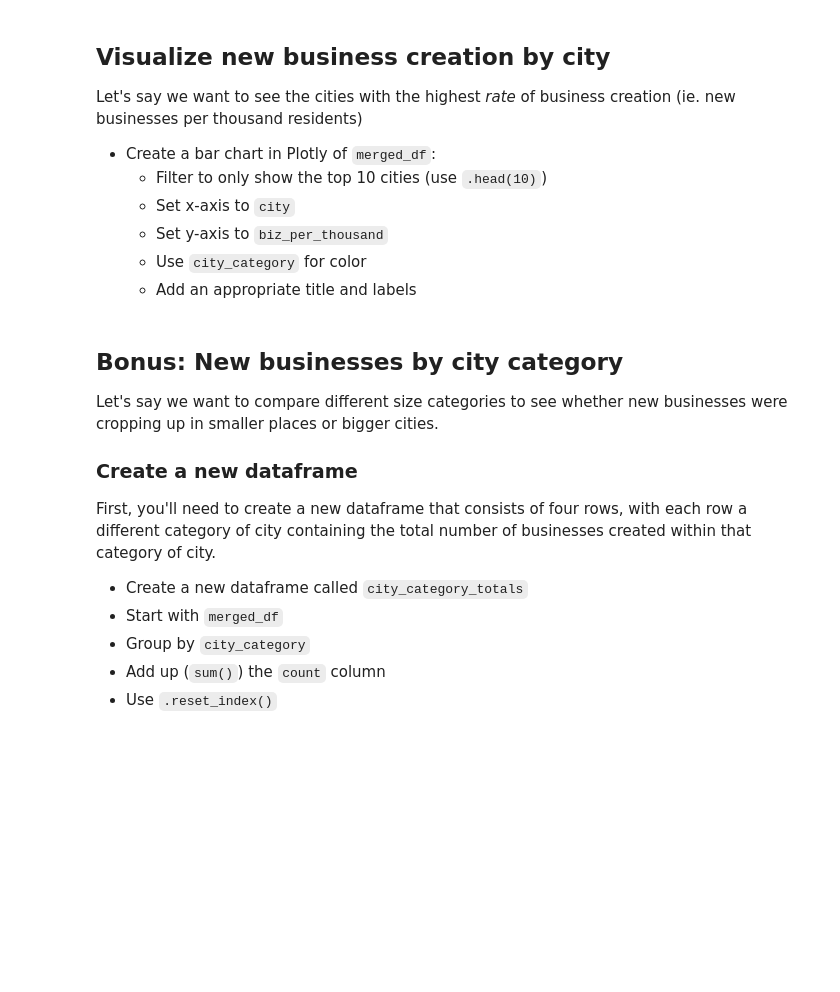
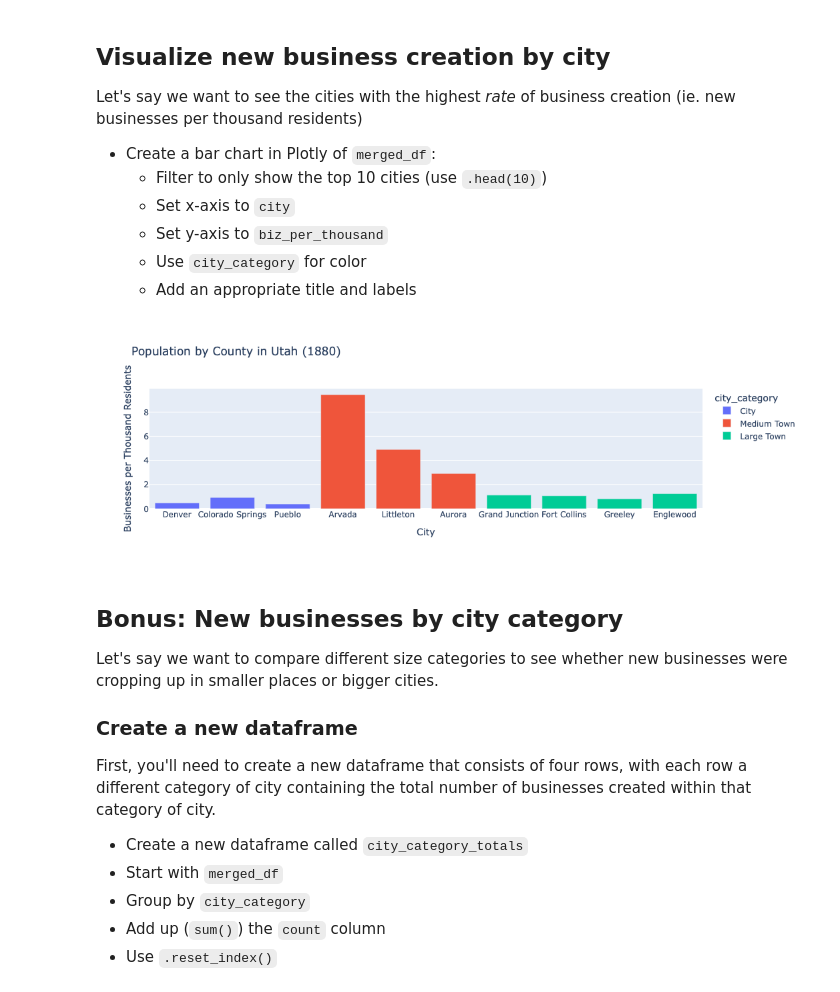
Before and after one commit to bwarzel/warzel-sp25-data-materials, a Jupyter notebook: week-10/warzel-hw-08.ipynb, the cells around one changed output. Cells and saved outputs as stored; diff of their text form; code cells hidden in the pictures; blank space fills up the shorter version.

```diff
--- a/week-10/warzel-hw-08.ipynb
+++ b/week-10/warzel-hw-08.ipynb
@@ -313,0 +343,3 @@ Merge the two dataframes together:
+# %%
+merged_df = pd.merge(city_businesses, cities_df, on='city', how='inner')
+merged_df.head(10)
@@ -333,0 +390,4 @@ To make it easier to compare larger cities with smaller cities, you're going to
+# %%
+merged_df['biz_per_thousand'] = merged_df['count'] / merged_df['total_population'] * 1000
+merged_df.sort_values(by='total_population', ascending=True)
+merged_df.head(10)
@@ -347,3 +417,18 @@ Let's say we want to see the cities with the highest _rate_ of business creation
+# %%
+# Add title and customize axis labels
+fig3 = px.bar(
+    merged_df.head(10),
+    x='city',
+    y='biz_per_thousand',
+    title='Population by County in Utah (1880)',  # Add a title
+    labels={'city': 'City', 'biz_per_thousand': 'Businesses per Thousand Residents'},  # Rename axis labels
+    color='city_category',
+)
+
+# Display the chart
+fig3.show()
+# %% [output]
+[figure, added]
 # %% [markdown]
 ## Bonus: New businesses by city category
 
```
Also changed, not shown: parts of 21 cells of this notebook, 1 other file.
